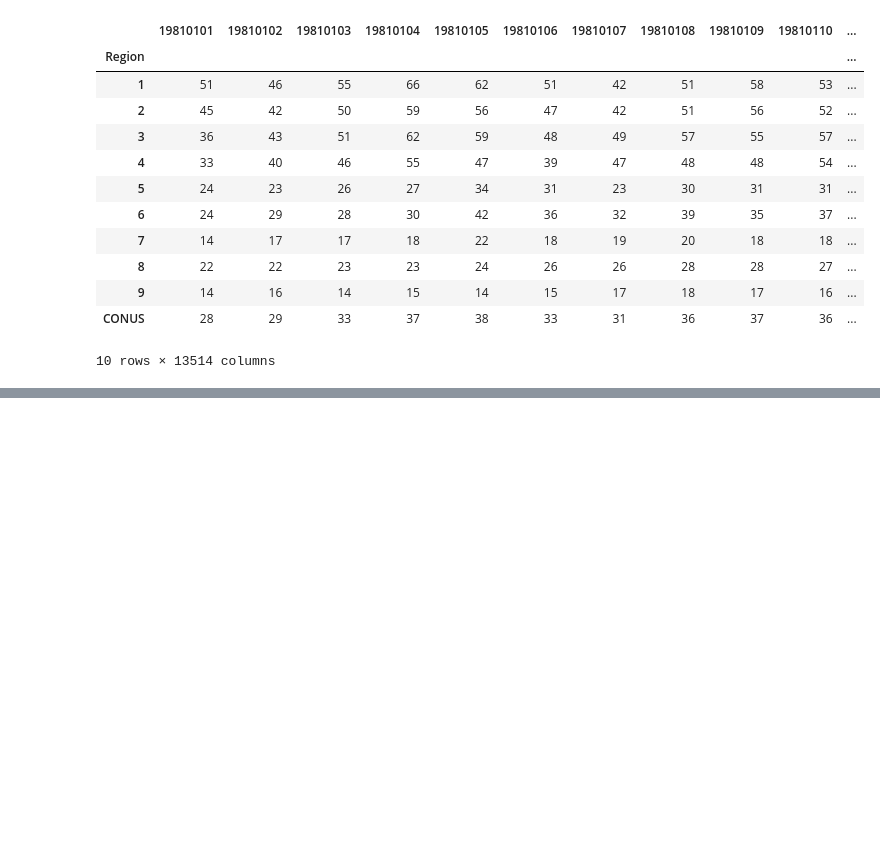
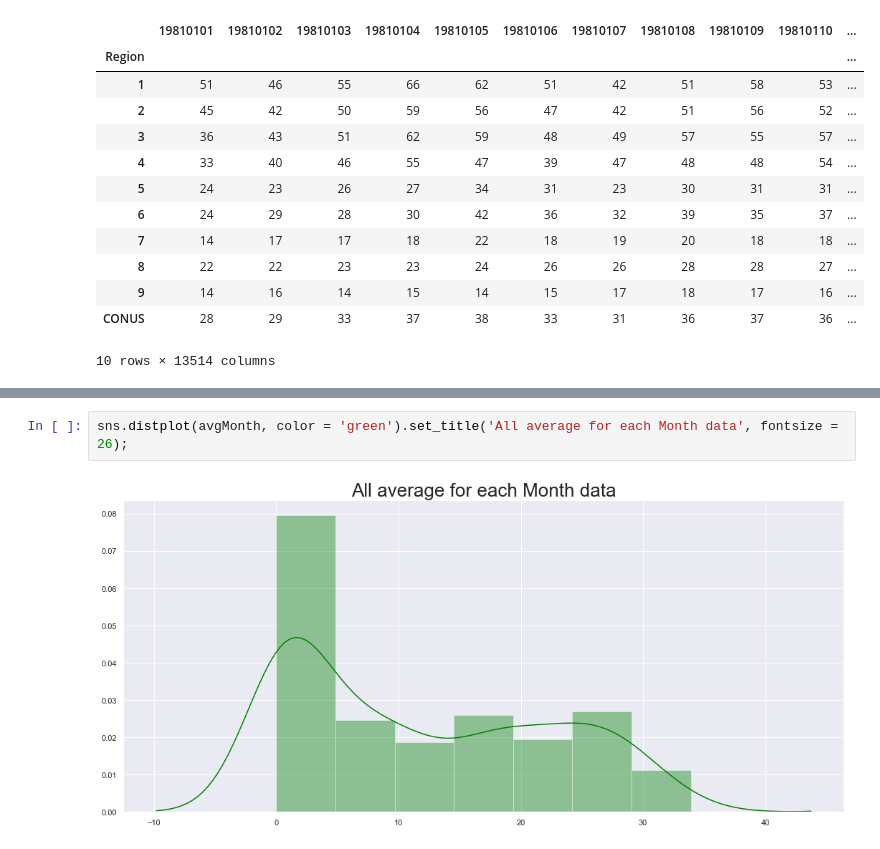
Before and after one commit to jenk1/Mean-Heating-Degree-Days, a Jupyter notebook: 8_28_19_V2.ipynb, the cells around one changed output, grey strips where cells are left out. Drawn from its saved outputs; the diff is of its cells as text; blank space fills up the shorter version.

```diff
--- a/8_28_19_V2.ipynb
+++ b/8_28_19_V2.ipynb
@@ -80,0 +82,4 @@ DecemberData.mean()
+# %%
+sns.distplot(avgMonth, color = 'green').set_title('All average for each Month data', fontsize = 26);
+# %% [output]
+[figure, added]
```
Also changed, not shown: parts of 14 cells of this notebook.
